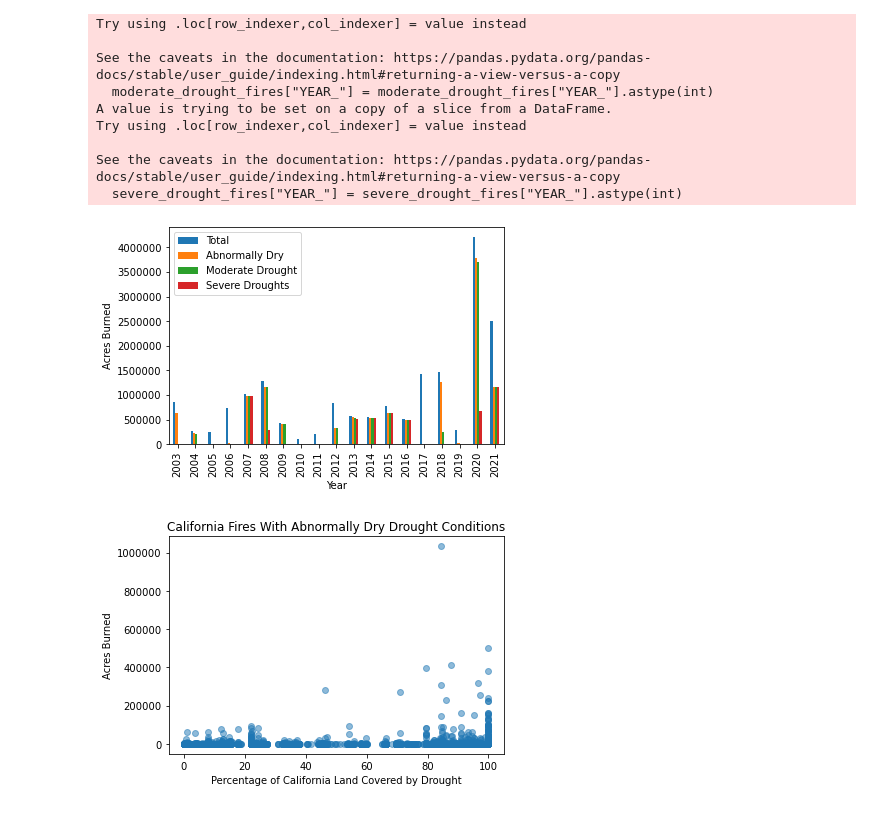
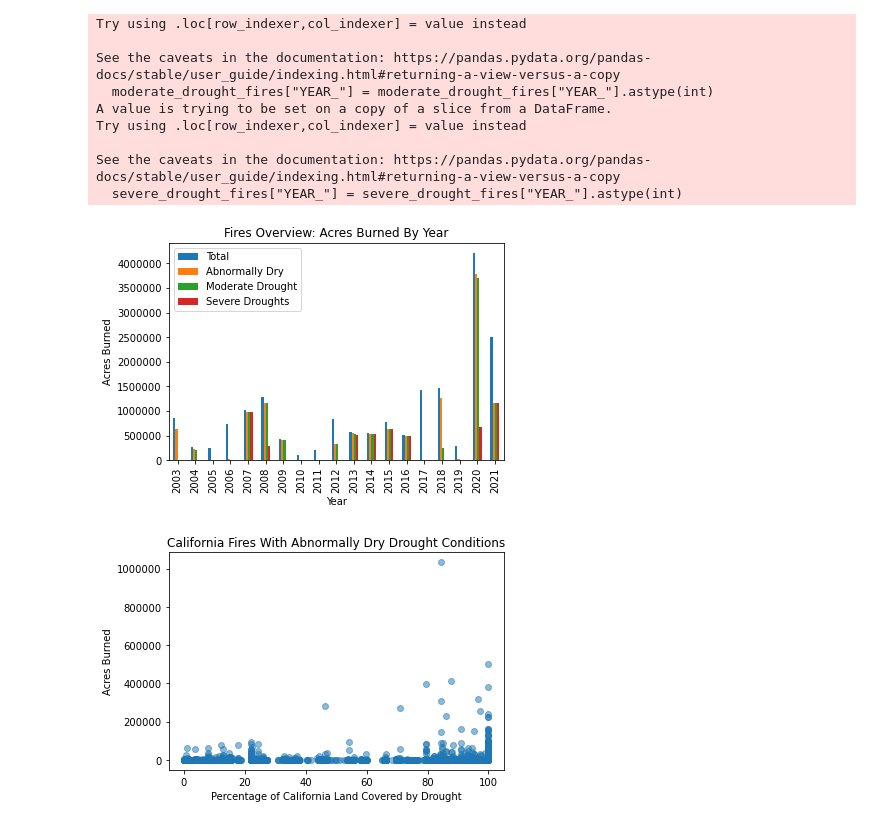
Before and after one commit to imscotta/Climate-of-California, a Jupyter notebook: ETL_Example.ipynb, the cells around one changed output. Drawn from its saved outputs; the diff is of its cells as text; code cells hidden in the pictures.

```diff
--- a/ETL_Example.ipynb
+++ b/ETL_Example.ipynb
@@ -206,14 +266,15 @@ See the caveats in the documentation: https://pandas.pydata.org/pandas-docs/stab
 # %%
 # Create graph comparing acres burned during droughts vs not during droughts
 bar_data = pd.DataFrame({'Total': total_yearly_acres, 'Abnormally Dry': abnormally_dry_yearly_acres, 'Moderate Drought': moderate_drought_yearly_acres, 'Severe Droughts': severe_drought_yearly_acres})
 bar_data.index.names = ["Year"]
 ax = bar_data.plot.bar(rot=90)
 ax.set_ylabel("Acres Burned")
+ax.set_title("Fires Overview: Acres Burned By Year")
 
 from matplotlib.ticker import ScalarFormatter, FormatStrFormatter
 ax.yaxis.set_major_formatter(FormatStrFormatter('%.0f'))
 # %% [output]
-[figure, old version]
+[figure, new version]
 # %%
 # create scatter plot for each draught category with fire acres burned and percentage covered
 y = drought_fire_df["GIS_ACRES"]
```
Also changed, not shown: parts of 4 cells of this notebook, 1 other file.
